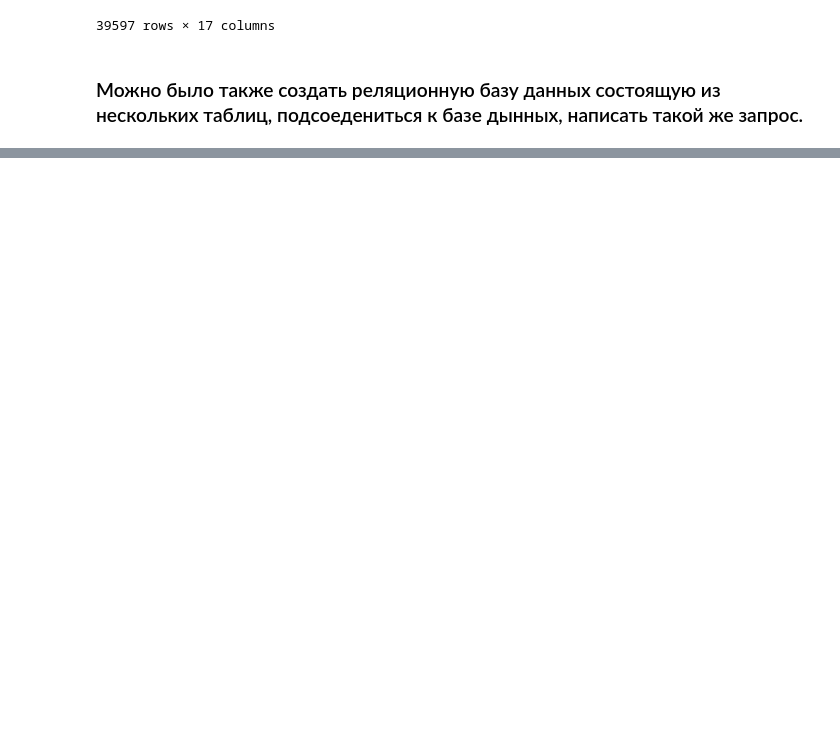
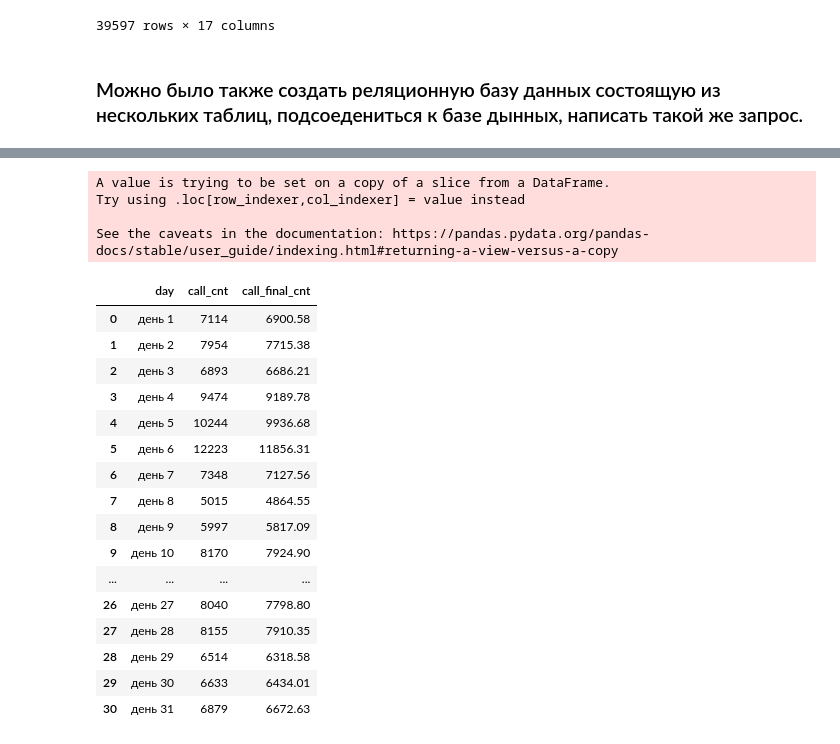
Before and after one commit to Jorshya/fin_analyst, a Jupyter notebook: Task.ipynb, the cells around one changed output, grey strips where cells are left out. Drawn from its saved outputs; the diff is of its cells as text; code cells hidden in the pictures; blank space fills up the shorter version.

```diff
--- a/Task.ipynb
+++ b/Task.ipynb
@@ -608,0 +636,10 @@ df_final_merge
+# %%
+#Преобразуем данные из excel в дата фрейм
+data = pd.read_excel("Task.xlsx", sheet_name = "Задание 4 ",skiprows = [i for i in range(0,12)])
+# %%
+# выделяем датафрейм с входящими звонками по дням и переименовываем колонки
+data_mnth = data.iloc[::,[0,1]]
+data_mnth.columns = ['day', 'call_cnt']
+# выделяем датафрейм с загрузкой по дням и переименовываем колонки
+data_day_load = data.iloc[0:24,[4,5]]
+data_day_load.columns = ['period','load' ]
@@ -608,0 +654,27 @@ df_final_merge
+# %%
+data_mnth['call_final_cnt'] = data_mnth['call_cnt']*(1-AR)
+# %% [output]
+A value is trying to be set on a copy of a slice from a DataFrame.
+Try using .loc[row_indexer,col_indexer] = value instead
+
+See the caveats in the documentation: https://pandas.pydata.org/pandas-docs/stable/user_guide/indexing.html#returning-a-view-versus-a-copy
+# %%
+data_mnth
+# %% [output]
+|  | day | call_cnt | call_final_cnt |
+| 0 | день 1 | 7114 | 6900.58 |
+| 1 | день 2 | 7954 | 7715.38 |
+| 2 | день 3 | 6893 | 6686.21 |
+| 3 | день 4 | 9474 | 9189.78 |
+| 4 | день 5 | 10244 | 9936.68 |
+| 5 | день 6 | 12223 | 11856.31 |
+| 6 | день 7 | 7348 | 7127.56 |
+| 7 | день 8 | 5015 | 4864.55 |
+| 8 | день 9 | 5997 | 5817.09 |
+| 9 | день 10 | 8170 | 7924.90 |
+| ... | ... | ... | ... |
+| 26 | день 27 | 8040 | 7798.80 |
+| 27 | день 28 | 8155 | 7910.35 |
+| 28 | день 29 | 6514 | 6318.58 |
+| 29 | день 30 | 6633 | 6434.01 |
+| 30 | день 31 | 6879 | 6672.63 |
```
Also changed, not shown: parts of 19 cells of this notebook.
